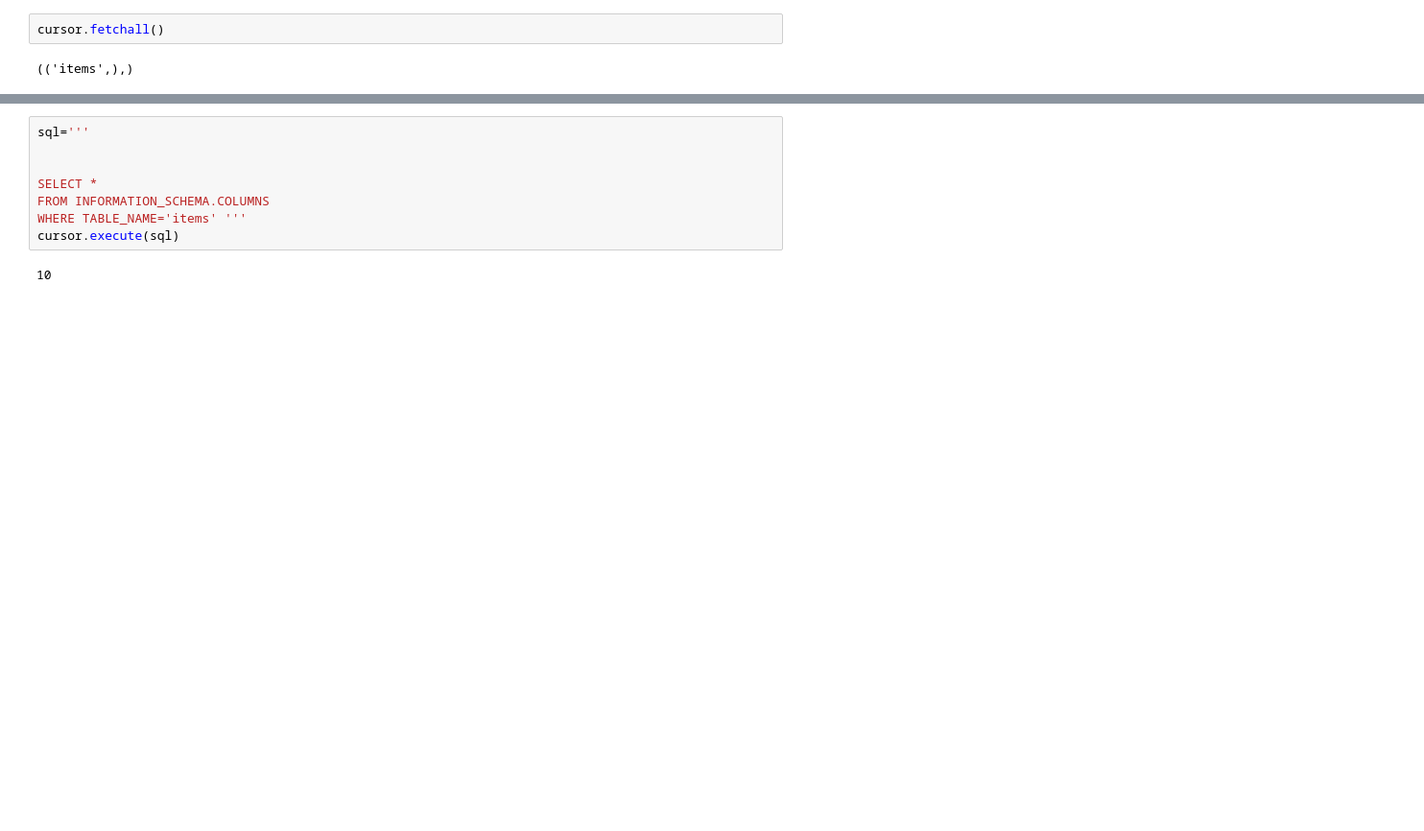
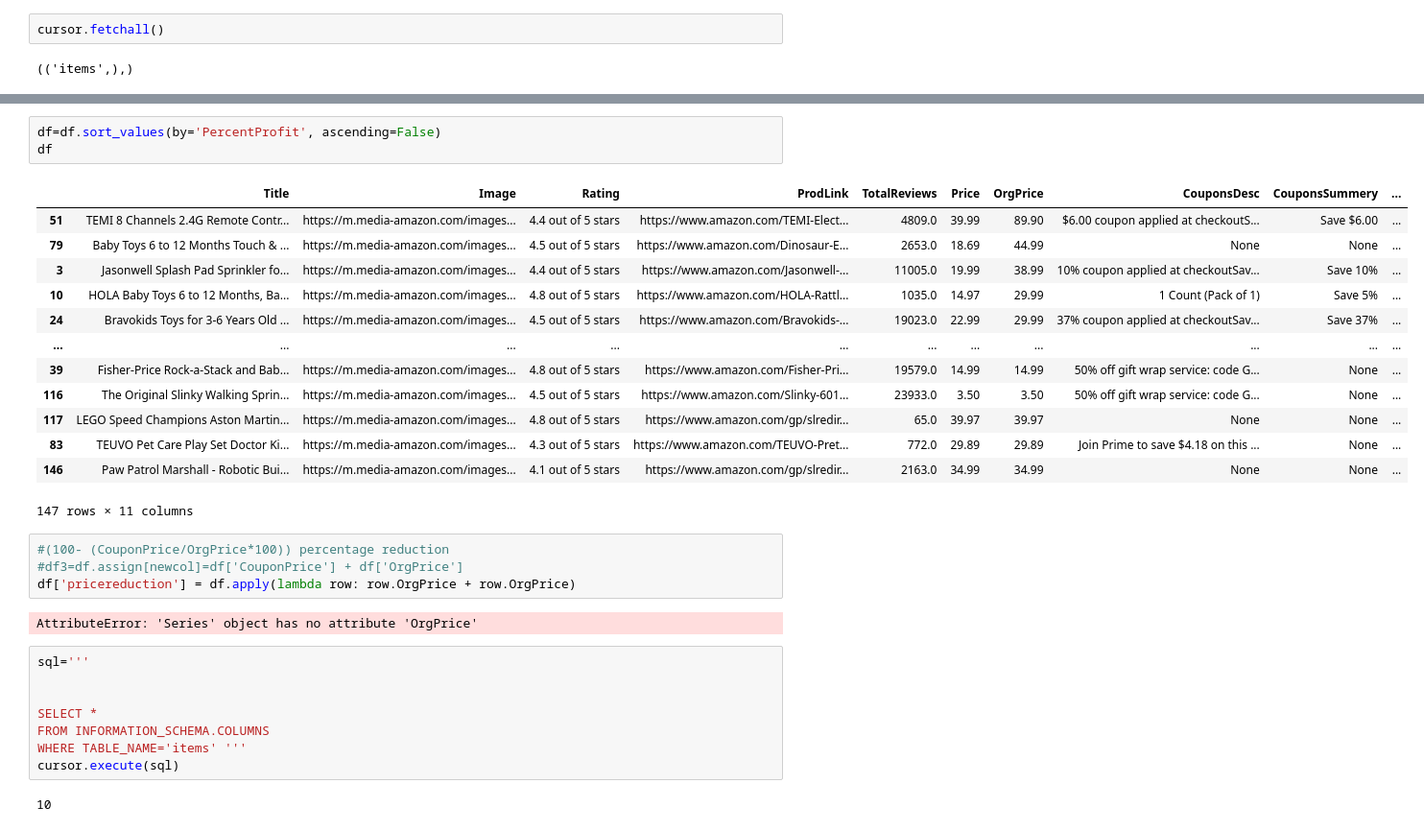
Before and after one commit to vandanafs/Passion_Project, a Jupyter notebook: Processing_from_RDS.ipynb, the cells around one changed output, grey strips where cells are left out. Shown at 96% size. Saved outputs shown, nothing was run; the diff lists cells and outputs as text; blank space fills up the shorter version.

```diff
--- a/Processing_from_RDS.ipynb
+++ b/Processing_from_RDS.ipynb
@@ -52,3 +96,26 @@ cursor.fetchall()
+# %%
+df=df.sort_values(by='PercentProfit', ascending=False)
+df
+# %% [output]
+|  | Title | Image | Rating | ProdLink | TotalReviews | Price | OrgPrice | CouponsDesc | CouponsSummery | ... |
+| 51 | TEMI 8 Channels 2.4G Remote Contr... | https://m.media-amazon.com/images... | 4.4 out of 5 stars | https://www.amazon.com/TEMI-Elect... | 4809.0 | 39.99 | 89.90 | $6.00 coupon applied at checkoutS... | Save $6.00 | ... |
+| 79 | Baby Toys 6 to 12 Months Touch & ... | https://m.media-amazon.com/images... | 4.5 out of 5 stars | https://www.amazon.com/Dinosaur-E... | 2653.0 | 18.69 | 44.99 | None | None | ... |
+| 3 | Jasonwell Splash Pad Sprinkler fo... | https://m.media-amazon.com/images... | 4.4 out of 5 stars | https://www.amazon.com/Jasonwell-... | 11005.0 | 19.99 | 38.99 | 10% coupon applied at checkoutSav... | Save 10% | ... |
+| 10 | HOLA Baby Toys 6 to 12 Months, Ba... | https://m.media-amazon.com/images... | 4.8 out of 5 stars | https://www.amazon.com/HOLA-Rattl... | 1035.0 | 14.97 | 29.99 | 1 Count (Pack of 1) | Save 5% | ... |
+| 24 | Bravokids Toys for 3-6 Years Old ... | https://m.media-amazon.com/images... | 4.5 out of 5 stars | https://www.amazon.com/Bravokids-... | 19023.0 | 22.99 | 29.99 | 37% coupon applied at checkoutSav... | Save 37% | ... |
+| ... | ... | ... | ... | ... | ... | ... | ... | ... | ... | ... |
+| 39 | Fisher-Price Rock-a-Stack and Bab... | https://m.media-amazon.com/images... | 4.8 out of 5 stars | https://www.amazon.com/Fisher-Pri... | 19579.0 | 14.99 | 14.99 | 50% off gift wrap service: code G... | None | ... |
+| 116 | The Original Slinky Walking Sprin... | https://m.media-amazon.com/images... | 4.5 out of 5 stars | https://www.amazon.com/Slinky-601... | 23933.0 | 3.50 | 3.50 | 50% off gift wrap service: code G... | None | ... |
+| 117 | LEGO Speed Champions Aston Martin... | https://m.media-amazon.com/images... | 4.8 out of 5 stars | https://www.amazon.com/gp/slredir... | 65.0 | 39.97 | 39.97 | None | None | ... |
+| 83 | TEUVO Pet Care Play Set Doctor Ki... | https://m.media-amazon.com/images... | 4.3 out of 5 stars | https://www.amazon.com/TEUVO-Pret... | 772.0 | 29.89 | 29.89 | Join Prime to save $4.18 on this ... | None | ... |
+| 146 | Paw Patrol Marshall - Robotic Bui... | https://m.media-amazon.com/images... | 4.1 out of 5 stars | https://www.amazon.com/gp/slredir... | 2163.0 | 34.99 | 34.99 | None | None | ... |
+147 rows × 11 columns
+# %%
+#(100- (CouponPrice/OrgPrice*100)) percentage reduction
+#df3=df.assign[newcol]=df['CouponPrice'] + df['OrgPrice']
+df['pricereduction'] = df.apply(lambda row: row.OrgPrice + row.OrgPrice)
+# %% [output]
+AttributeError: 'Series' object has no attribute 'OrgPrice'
 # %%
 sql='''
 
```
Also changed, not shown: parts of 3 cells of this notebook.
